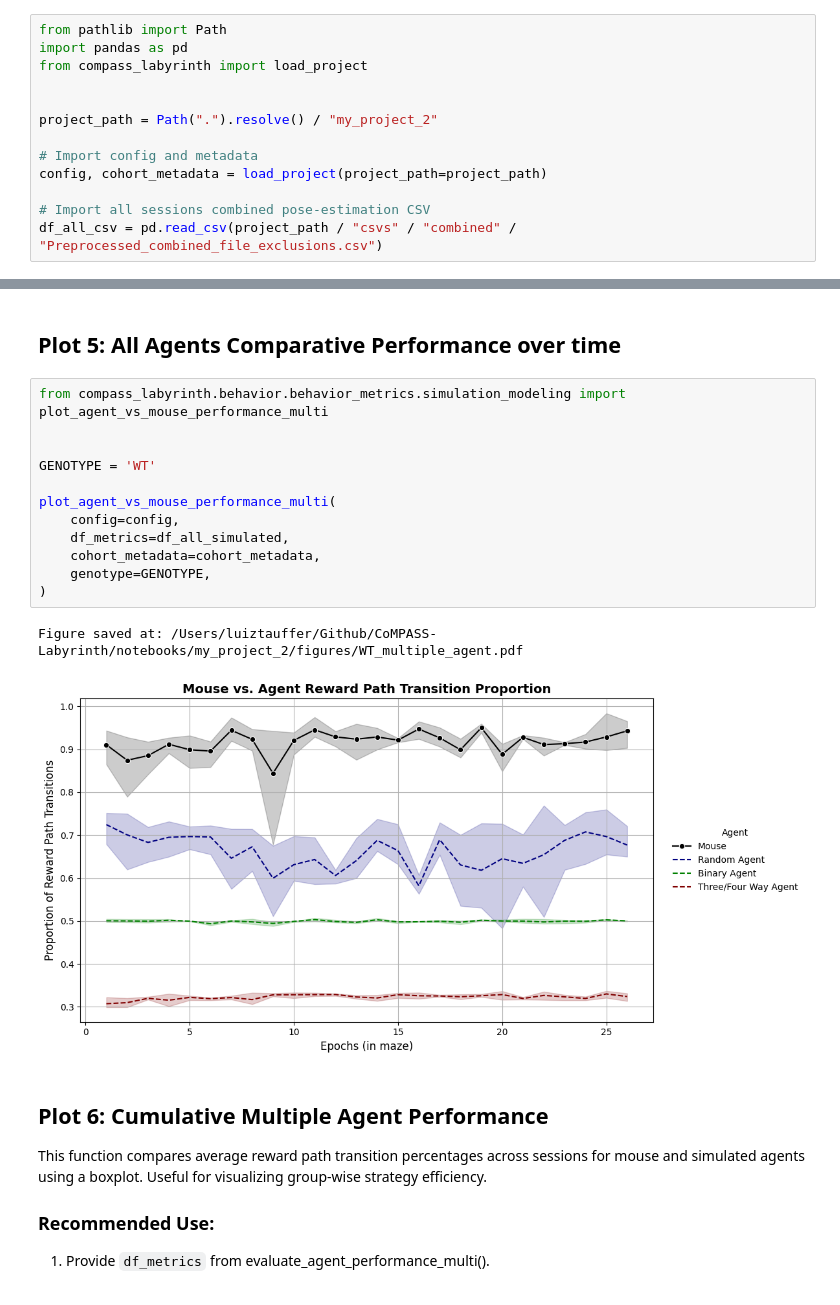
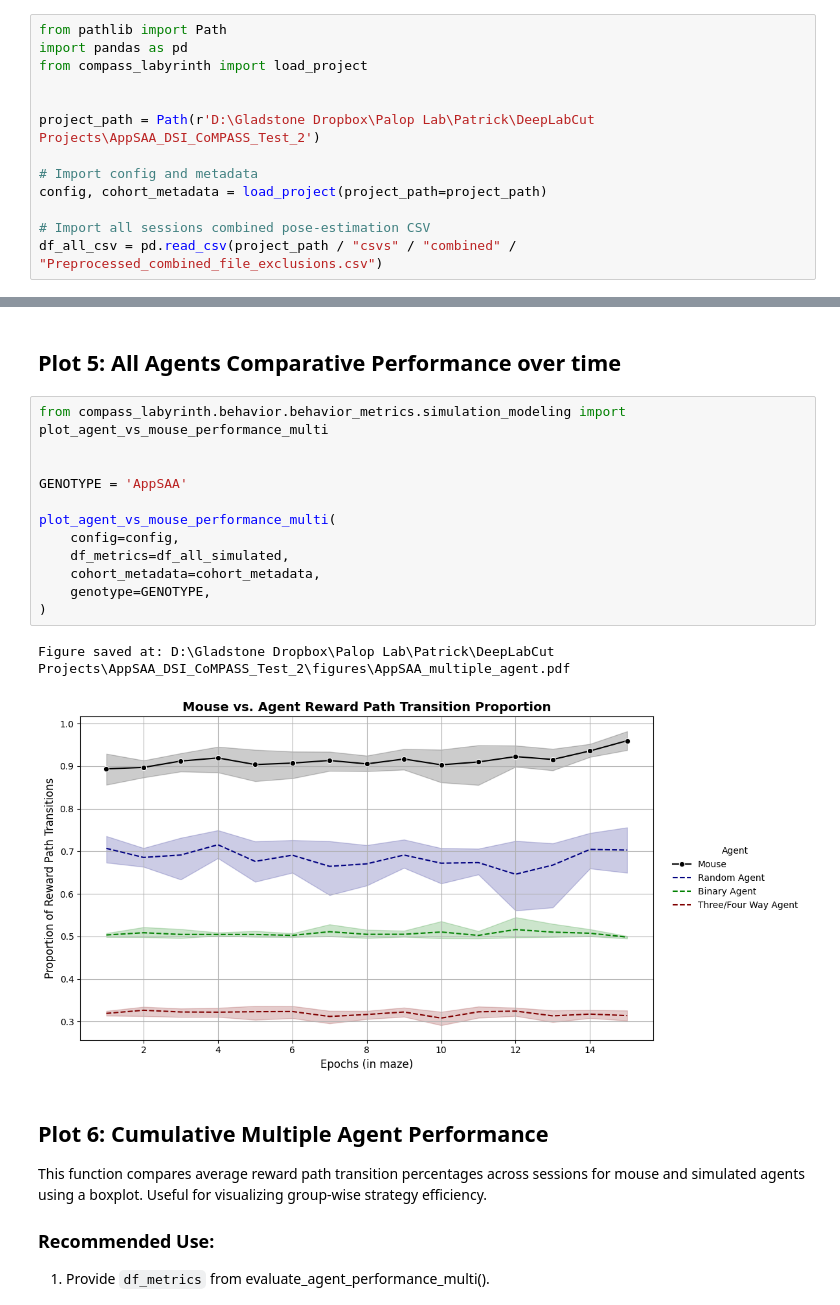
Before and after one commit to CoMPASS-Framework/CoMPASS-Labyrinth, a Jupyter notebook: tutorials/03_simulated_agent_modelling.ipynb, the cells around one changed output, grey strips where cells are left out. Drawn from its saved outputs; the diff is of its cells as text.

```diff
--- a/tutorials/03_simulated_agent_modelling.ipynb
+++ b/tutorials/03_simulated_agent_modelling.ipynb
@@ -22,7 +22,7 @@ import pandas as pd
 from compass_labyrinth import load_project
 
 
-project_path = Path(".").resolve() / "my_project_2"
+project_path = Path(r'D:\Gladstone Dropbox\Palop Lab\Patrick\DeepLabCut Projects\AppSAA_DSI_CoMPASS_Test_2')
 
 # Import config and metadata
 config, cohort_metadata = load_project(project_path=project_path)
@@ -223,18 +223,18 @@ df_all_simulated
 # %%
 from compass_labyrinth.behavior.behavior_metrics.simulation_modeling import plot_agent_vs_mouse_performance_multi
 
 
-GENOTYPE = 'WT'
+GENOTYPE = 'AppSAA'
 
 plot_agent_vs_mouse_performance_multi(
     config=config,
     df_metrics=df_all_simulated,
     cohort_metadata=cohort_metadata,
     genotype=GENOTYPE,
 )
 # %% [output]
-Figure saved at: /Users/luiztauffer/Github/CoMPASS-Labyrinth/notebooks/my_project_2/figures/WT_multiple_agent.pdf
+Figure saved at: D:\Gladstone Dropbox\Palop Lab\Patrick\DeepLabCut Projects\AppSAA_DSI_CoMPASS_Test_2\figures\AppSAA_multiple_agent.pdf
-[figure, old version]
+[figure, new version]
 # %% [markdown]
 ## Plot 6: Cumulative Multiple Agent Performance
 
```
Also changed, not shown: parts of 12 cells of this notebook, 13 other files.
